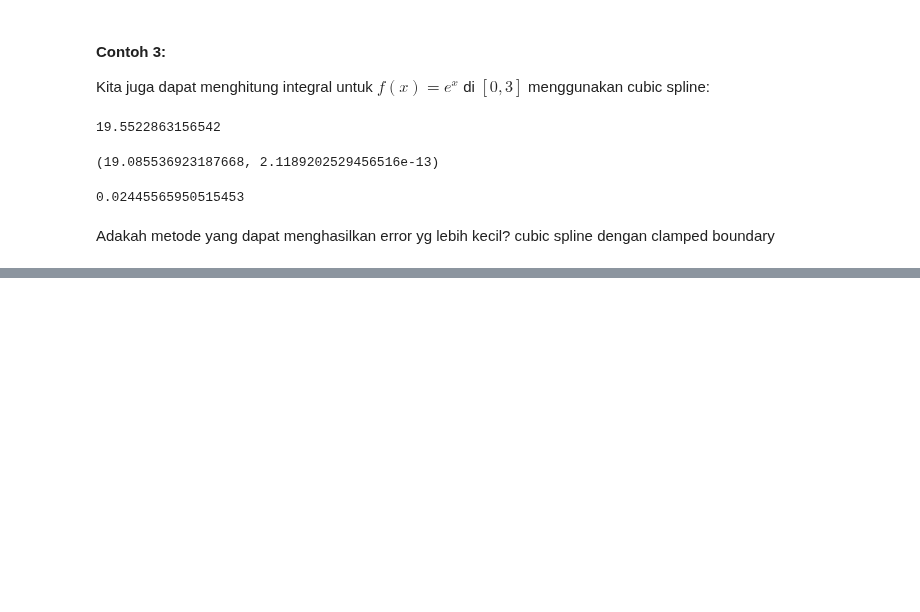
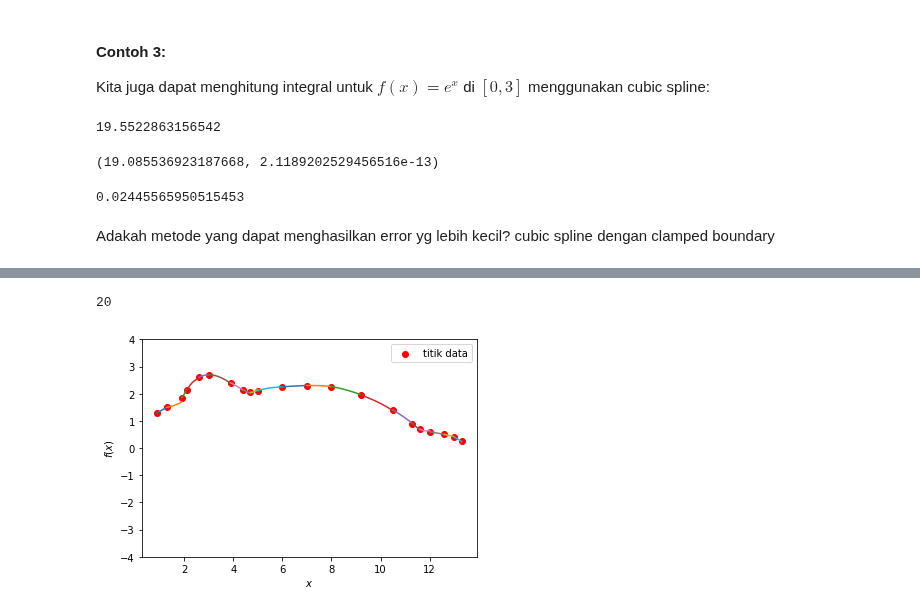
Before and after one commit to liebenlito/Metode-Numerik, a Jupyter notebook: interpolasi_(spline).ipynb, the cells around one changed output, grey strips where cells are left out. Cells and saved outputs as stored; diff of their text form; code cells hidden in the pictures; blank space fills up the shorter version.

```diff
--- a/interpolasi_(spline).ipynb
+++ b/interpolasi_(spline).ipynb
@@ -95,7 +95,7 @@ def cubic_spline(data):
 
   data = np.array(data)
 
-  # nilai dari koef. a diketahui dari titik data atau input
+  # Nilai dari koef. a diketahui dari titik data atau input yaitu a_j = f(x_j)
   a = [data[i, 1] for i in range(n+1)]
   a = np.array(a)
 
@@ -118,7 +118,7 @@ def cubic_spline(data):
         A[i,i] = 2*(h[j-1] + h[j])
   A[0, 0] = 1
   A[n, n] = 1
-  A[n-2, n] = 0
+  A[:n-1, n] = 0
 
   # Membentuk vektor b
   b = np.zeros(n+1)
@@ -212,0 +215,6 @@ Adakah metode yang dapat menghasilkan error yg lebih kecil? cubic spline dengan
+# %%
+x = np.array([0.9, 1.3, 1.9, 2.1, 2.6, 3.0, 3.9, 4.4, 4.7, 5.0, 6.0, 7.0, 8.0, 9.2, 10.5, 11.3, 11.6, 12.0, 12.6, 13.0, 13.3])
+y = np.array([1.3, 1.5, 1.85, 2.12, 2.6, 2.7, 2.4, 2.15, 2.05, 2.11, 2.25, 2.3, 2.26, 1.95, 1.4, 0.9, 0.7, 0.6, 0.5, 0.4, 0.25])
+
+data = [list(a) for a in zip(x, y)]
+data = np.array(data)
@@ -212,0 +248,6 @@ Adakah metode yang dapat menghasilkan error yg lebih kecil? cubic spline dengan
+# %%
+# Cari koef. untuk S
+a,b,c,d = cubic_spline(data)
+
+P = [a,b,c,d]
+pp.pprint(P)
@@ -212,0 +272,19 @@ Adakah metode yang dapat menghasilkan error yg lebih kecil? cubic spline dengan
+# %%
+n = len(data)
+S = [(lambda x, j = j: a[j] + b[j]*(x - data[j,0]) + c[j]*((x - data[j,0])**2) + d[j]*((x - data[j,0])**3)) for j in range(n-1)]
+# %%
+len(S)
+# %% [output]
+20
+# %%
+interval = [np.linspace(data[i,0], data[i+1, 0], 100) for i in range(n-1)]
+plt.scatter(data[:,0], data[:,1], c='red', label='titik data')
+for i in range(0, n-1):
+  plt.plot(interval[i], S[i](interval[i]))
+
+plt.xlabel('$x$')
+plt.ylabel('$f(x)$')
+plt.ylim([-4, 4]);
+plt.legend();
+# %% [output]
+[figure, added]
```
Also changed, not shown: parts of 4 cells of this notebook.
